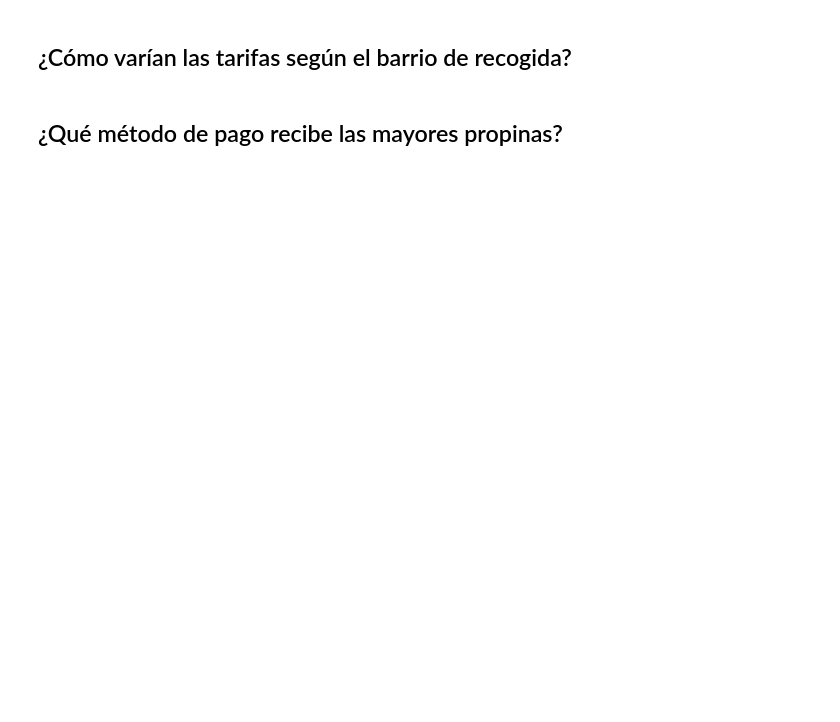
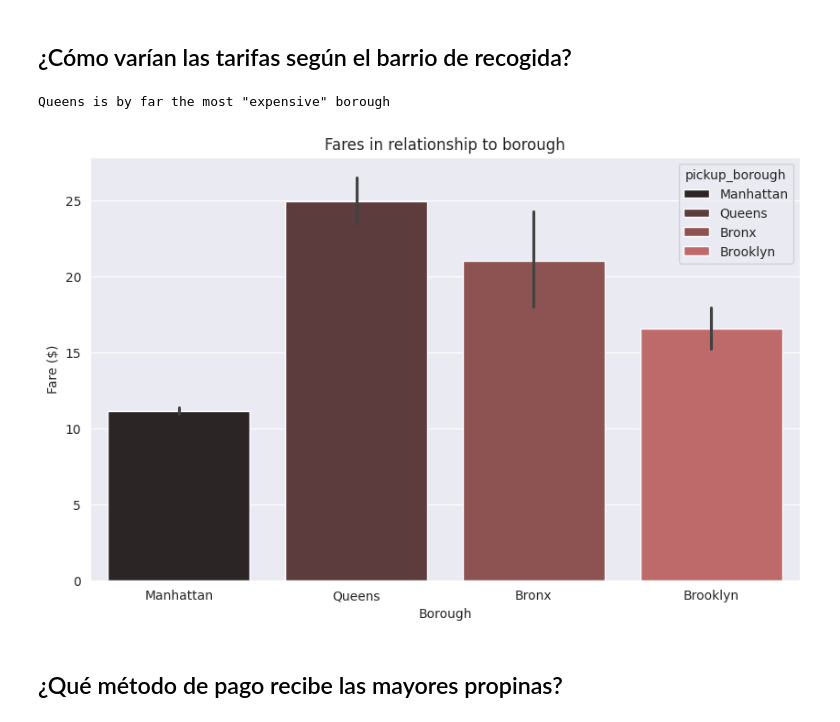
Before and after one commit to MarinaHolland/Python-Intro-for-Data-Science-at-CodeSpace, a Jupyter notebook: Notebooks/Lesson IV - Matplotlib and Seaborn.ipynb, the cells around one changed output. Saved outputs shown, nothing was run; the diff lists cells and outputs as text; code cells hidden in the pictures; blank space fills up the shorter version.

```diff
--- a/Notebooks/Lesson IV - Matplotlib and Seaborn.ipynb
+++ b/Notebooks/Lesson IV - Matplotlib and Seaborn.ipynb
@@ -522,4 +580,21 @@ Text(0, 0.5, 'Number of passengers')
 # %% [markdown]
 ## ¿Cómo varían las tarifas según el barrio de recogida?
+# %%
+# Creating the figure and setting the size
+plt.figure(figsize = (10, 6))
+
+# Choosing a barplot to compare categorical variables with numeric variables
+sns.barplot(x='pickup_borough', y='fare', data=taxis_df, hue='pickup_borough', palette='dark:indianred')
+
+# Giving a name to each axes and a title
+plt.title('Fares in relationship to borough')
+plt.xlabel('Borough')
+plt.ylabel('Fare ($)')
+
+# Printing the answer
+print('Queens is by far the most "expensive" borough')
+# %% [output]
+Queens is by far the most "expensive" borough
+[figure, added]
 # %% [markdown]
 ## ¿Qué método de pago recibe las mayores propinas?
```
Also changed, not shown: parts of 13 cells of this notebook.
